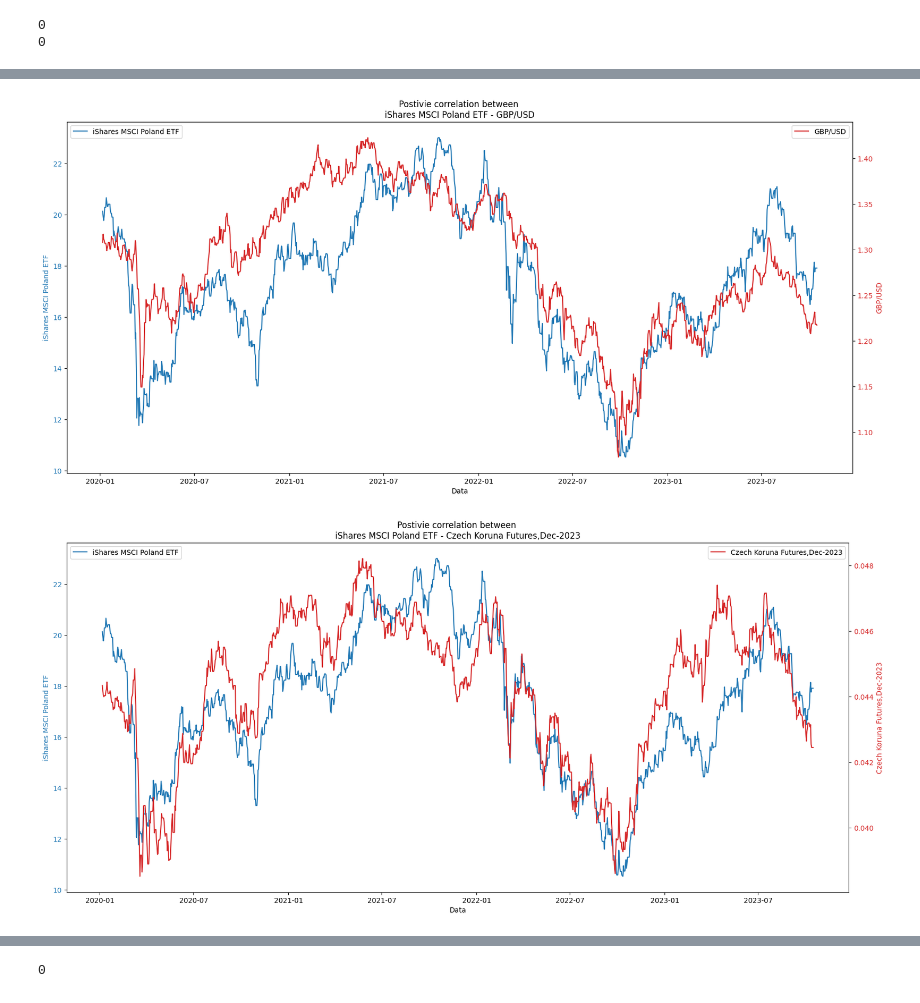
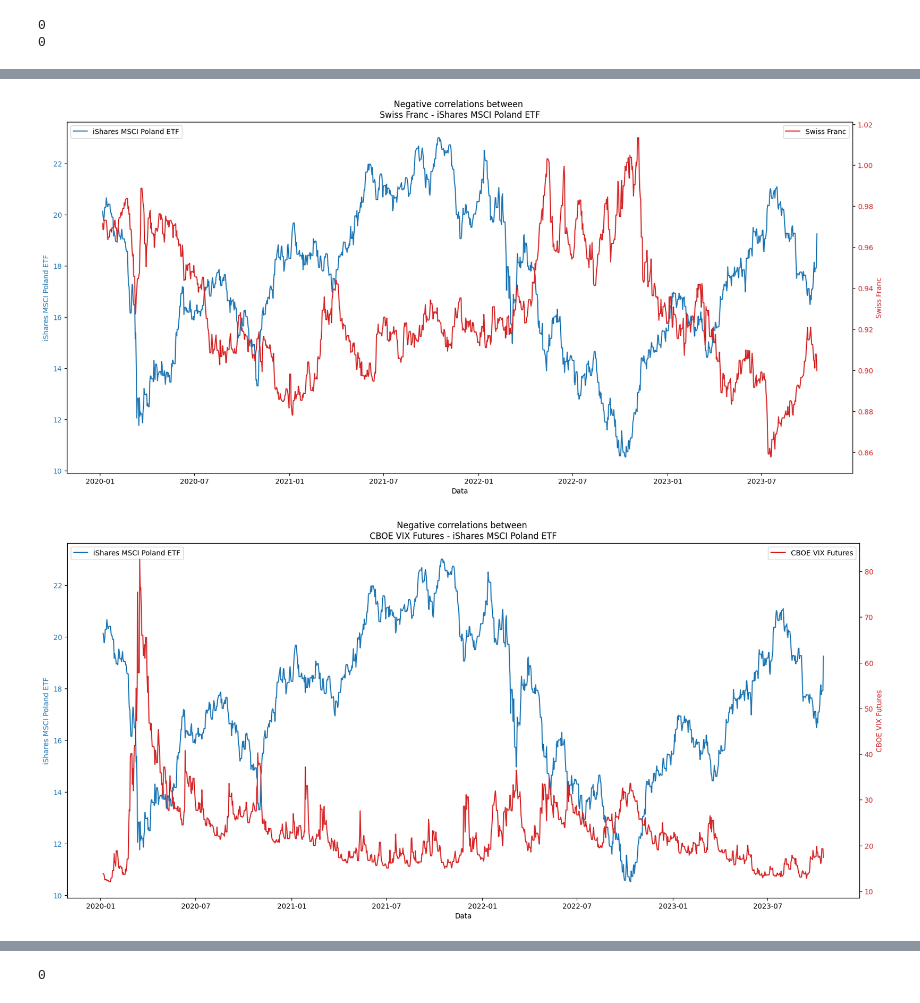
Before and after one commit to MarcinLinkl/stock_market_analysis, a Jupyter notebook: wig20_analyse.ipynb, the cells around one changed output, grey strips where cells are left out. Cells and saved outputs as stored; diff of their text form; code cells hidden in the pictures.

```diff
--- a/wig20_analyse.ipynb
+++ b/wig20_analyse.ipynb
@@ -79,5 +78,5 @@ print(df.isnull().any().sum())
 # %%
-df_pct = df.pct_change().dropna()
+df_pct = df.pct_change().dropna()*100
 # %%
 std_dev=df_pct.std()
 
@@ -186,7 +187,7 @@ print(df.isnull().any().sum())
 corr_matrix = df.corr()
 corr_epol=corr_matrix["EPOL"].sort_values(ascending=False)
 # %%
-top_corr=corr_epol[1:10]
+top_corr=corr_epol[1:11]
 bottom_corr=corr_epol[-10:]
 bottom_corr=bottom_corr[::-1]
 # %%
@@ -250,15 +292,15 @@ On the other hand, the most negatively correlated indices, with correlation coef
 # %%
-for symbol in top_corr[:5].index:
+for symbol in bottom_corr[:4].index:
     fig, ax1 = plt.subplots(figsize=(20, 9))
 
-    # first chart
+    # chart for first symbol
     color = 'tab:blue'
     ax1.set_xlabel('Data')
     ax1.set_ylabel(symbols["EPOL"], color=color)
     ax1.plot(df.index, df["EPOL"], color=color)
     ax1.tick_params(axis='y', labelcolor=color)
 
-    # make second axis
+    #second axis
     ax2 = ax1.twinx()
 
     # second chart
@@ -267,9 +309,9 @@ for symbol in top_corr[:5].index:
     ax2.plot(df.index, df[symbol], color=color)
     ax2.tick_params(axis='y', labelcolor=color)
 
-    plt.title(f'Postivie correlation between \n{symbols["EPOL"]} - {symbols[symbol]}')
+    plt.title(f'Negative correlations between \n{symbols[symbol]} - {symbols["EPOL"]}')
 
-    # Add legend for each symbol
+    # legend
     ax1.legend([symbols["EPOL"]], loc='upper left')
     ax2.legend([symbols[symbol]], loc='upper right')
 
@@ -280,2 +322,2 @@ for symbol in top_corr[:5].index:
-[figure, old version]
+[figure, new version]
-[figure, old version]
+[figure, new version]
```
Also changed, not shown: parts of 31 cells of this notebook.
